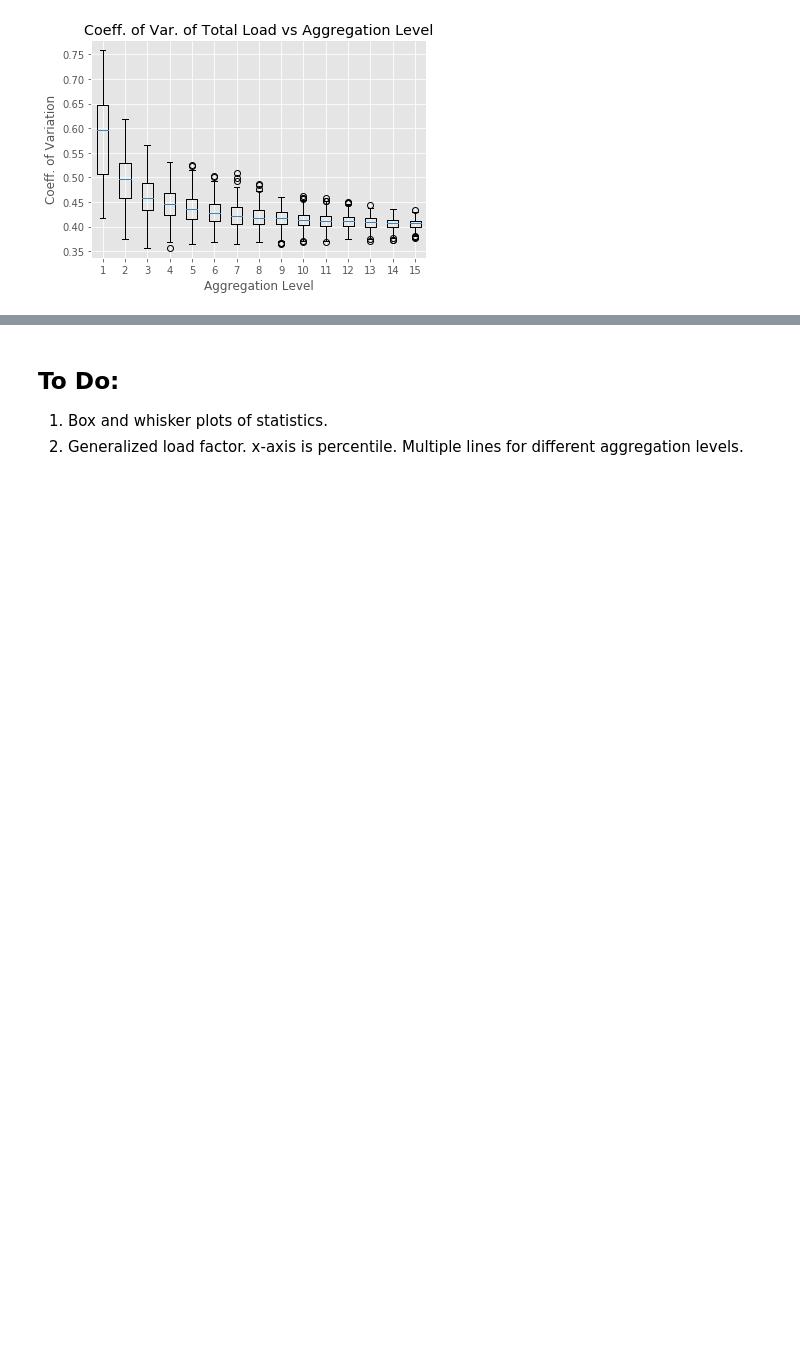
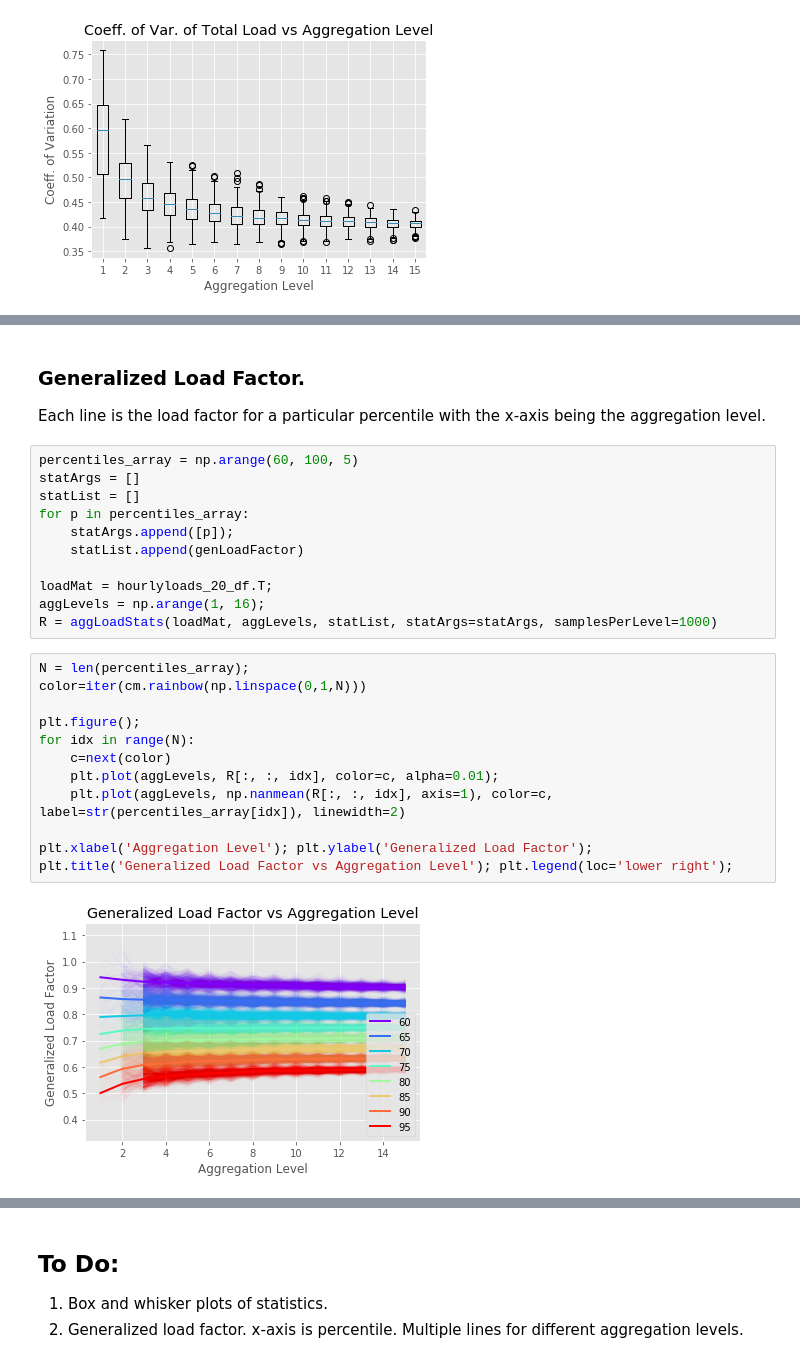
Before and after one commit to nnwosu/electricity-demand-analysis, a Jupyter notebook: Pecan Street Demand Analysis.ipynb, the cells around one changed output, grey strips where cells are left out. Drawn from its saved outputs; the diff is of its cells as text; blank space fills up the shorter version.

```diff
--- a/Pecan Street Demand Analysis.ipynb
+++ b/Pecan Street Demand Analysis.ipynb
@@ -283,0 +401,28 @@ plt.title('Coeff. of Var. of Total Load vs Aggregation Level');
+# %% [markdown]
+### Generalized Load Factor.
+Each line is the load factor for a particular percentile with the x-axis being the aggregation level.
+# %%
+percentiles_array = np.arange(60, 100, 5)
+statArgs = []
+statList = []
+for p in percentiles_array:
+    statArgs.append([p]);
+    statList.append(genLoadFactor)
+
+loadMat = hourlyloads_20_df.T;
+aggLevels = np.arange(1, 16);
+R = aggLoadStats(loadMat, aggLevels, statList, statArgs=statArgs, samplesPerLevel=1000)
+# %%
+N = len(percentiles_array);
+color=iter(cm.rainbow(np.linspace(0,1,N)))
+
+plt.figure();
+for idx in range(N):
+    c=next(color)
+    plt.plot(aggLevels, R[:, :, idx], color=c, alpha=0.01);
+    plt.plot(aggLevels, np.nanmean(R[:, :, idx], axis=1), color=c, label=str(percentiles_array[idx]), linewidth=2)
+
+plt.xlabel('Aggregation Level'); plt.ylabel('Generalized Load Factor');
+plt.title('Generalized Load Factor vs Aggregation Level'); plt.legend(loc='lower right');
+# %% [output]
+[figure, added]
```
Also changed, not shown: parts of 12 cells of this notebook.
